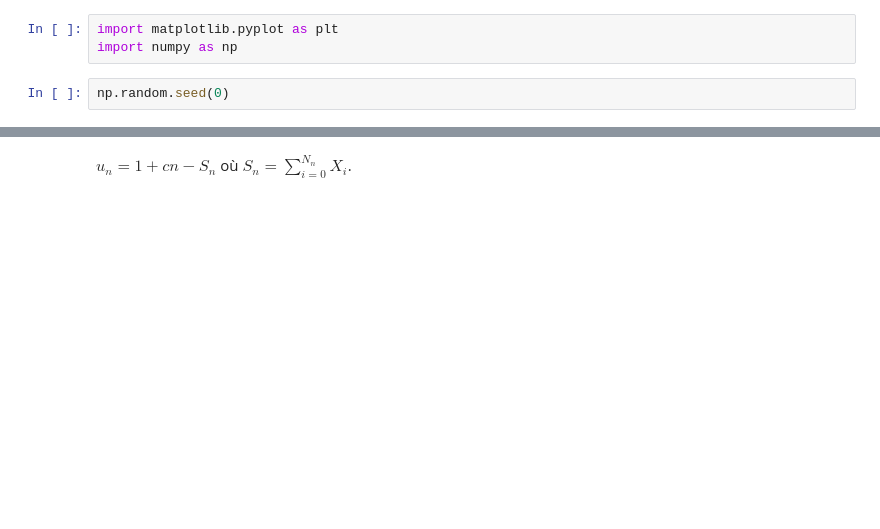
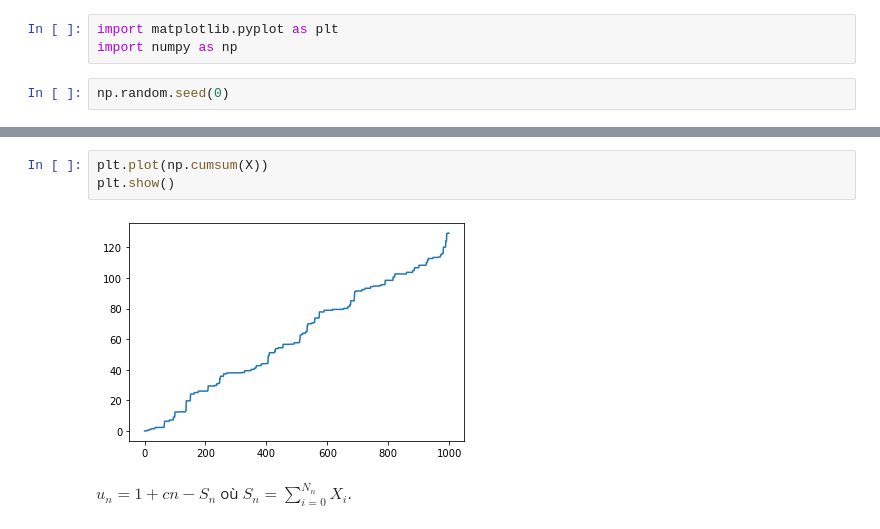
Before and after one commit to jeanHeibig/casinoRoulette, a Jupyter notebook: model1/ruine.ipynb, the cells around one changed output, grey strips where cells are left out. Cells and saved outputs as stored; diff of their text form; blank space fills up the shorter version.

```diff
--- a/model1/ruine.ipynb
+++ b/model1/ruine.ipynb
@@ -28,2 +31,7 @@ plt.show()
+# %%
+plt.plot(np.cumsum(X))
+plt.show()
+# %% [output]
+[figure, added]
 # %% [markdown]
 $u_{n} = 1 + c n - S_{n}$ où $S_{n} = \sum_{i = 0}^{N_{n}} X_i$.
```
Also changed, not shown: parts of 6 cells of this notebook.
